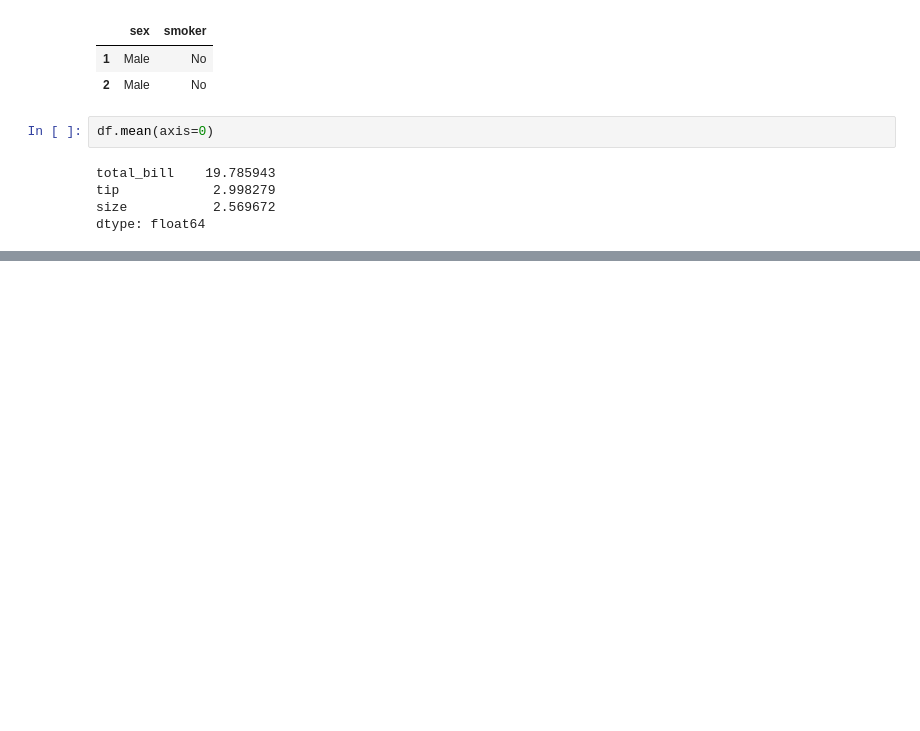
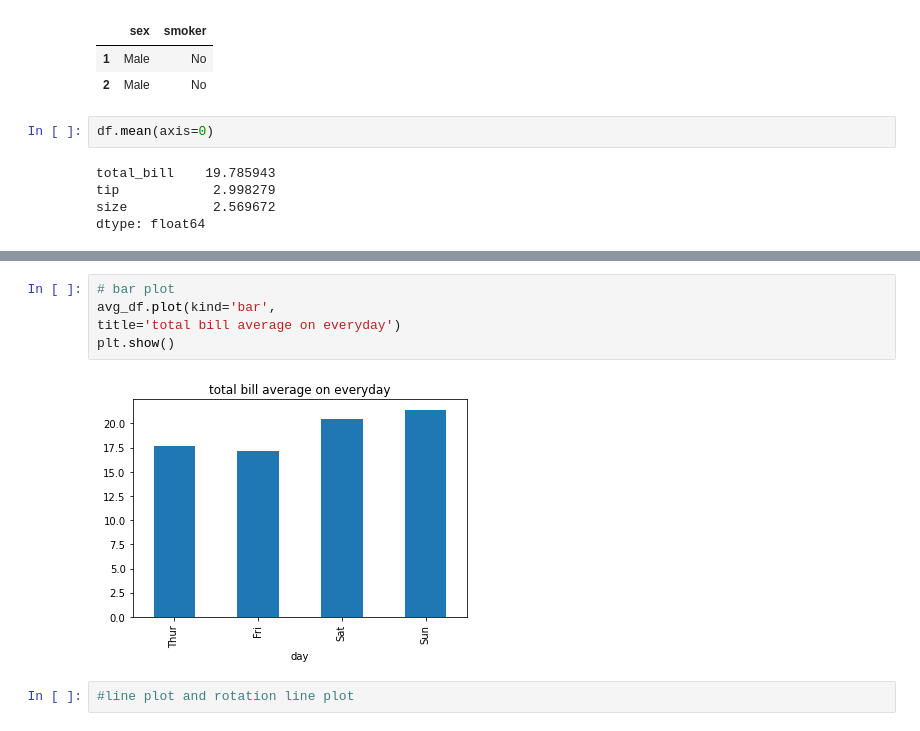
Before and after one commit to andleebhayath/Data_analysis_with_pandas, a Jupyter notebook: data_manipulation_with_pandas.ipynb, the cells around one changed output, grey strips where cells are left out. Cells and saved outputs as stored; diff of their text form; blank space fills up the shorter version.

```diff
--- a/data_manipulation_with_pandas.ipynb
+++ b/data_manipulation_with_pandas.ipynb
@@ -246,0 +660,9 @@ dtype: float64
+# %%
+# bar plot
+avg_df.plot(kind='bar',
+title='total bill average on everyday')
+plt.show()
+# %% [output]
+[figure, added]
+# %%
+#line plot and rotation line plot
```
Also changed, not shown: parts of 79 cells of this notebook.
